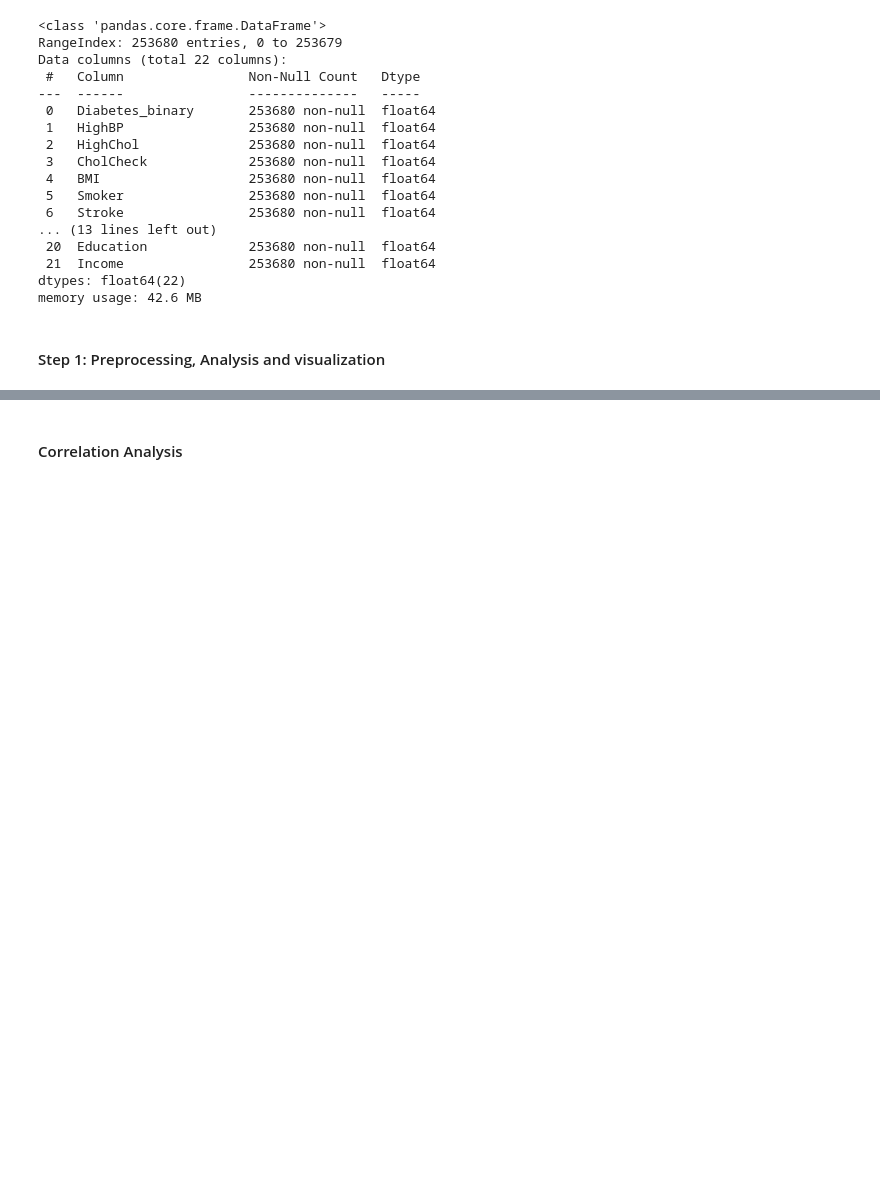
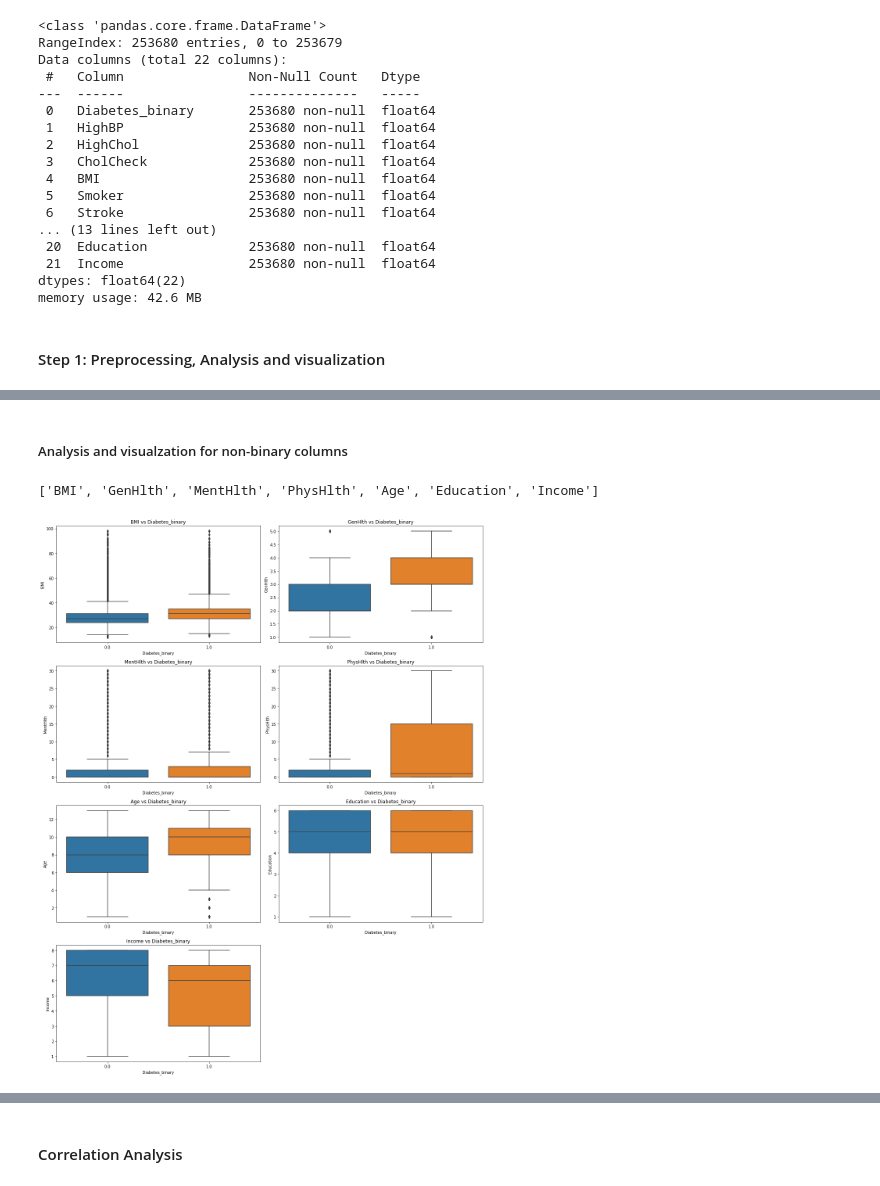
Before and after one commit to Kenzirey/ML-Assignment2, a Jupyter notebook: data_preprocessing.ipynb, the cells around one changed output, grey strips where cells are left out. Saved outputs shown, nothing was run; the diff lists cells and outputs as text; code cells hidden in the pictures; blank space fills up the shorter version.

```diff
--- a/data_preprocessing.ipynb
+++ b/data_preprocessing.ipynb
@@ -67,0 +108,28 @@ plt.show()
+# %% [markdown]
+##### Analysis and visualzation for non-binary columns
+# %%
+# List of non-binary columns
+non_binary_columns = ['BMI', 'GenHlth', 'MentHlth', 'PhysHlth', 'Age', 'Education', 'Income']
+non_binary_columns
+# %% [output]
+['BMI', 'GenHlth', 'MentHlth', 'PhysHlth', 'Age', 'Education', 'Income']
+# %%
+# Creating plots for each non-binary column to visualize its relationship with "Diabetes_binary"
+
+# Set up the figure size and layout for the plots
+plt.figure(figsize=(16, 20))
+
+# Loop through each non-binary column and create a plot
+for i, column in enumerate(non_binary_columns):
+    plt.subplot(4, 2, i + 1)
+    # Plot a boxplot to show distribution of the non-binary column for both diabetes and non-diabetes groups
+    sns.boxplot(x='Diabetes_binary', y=column, data=data)
+    plt.title(f"{column} vs Diabetes_binary")
+    plt.xlabel('Diabetes_binary')
+    plt.ylabel(column)
+
+# Adjust layout for better visibility
+plt.tight_layout()
+plt.show()
+# %% [output]
+[figure, added]
```
Also changed, not shown: parts of 9 cells of this notebook.
